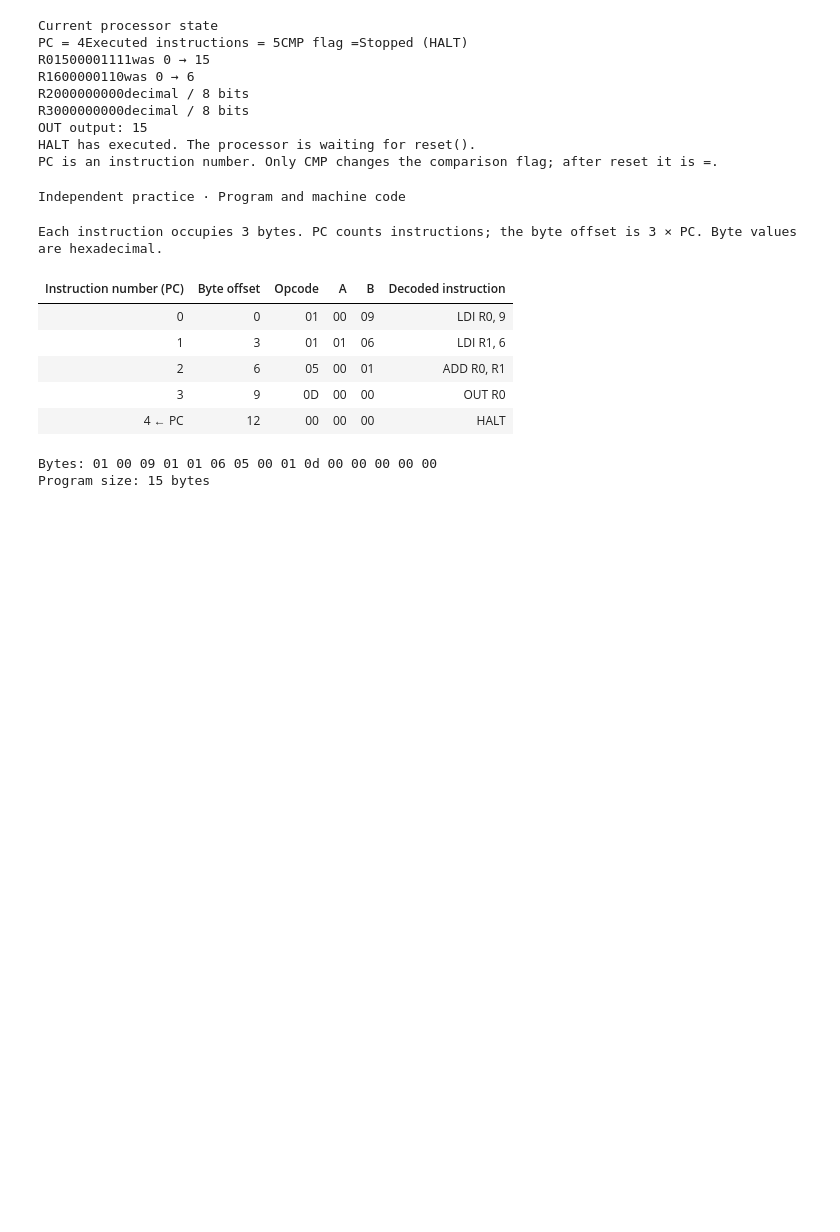
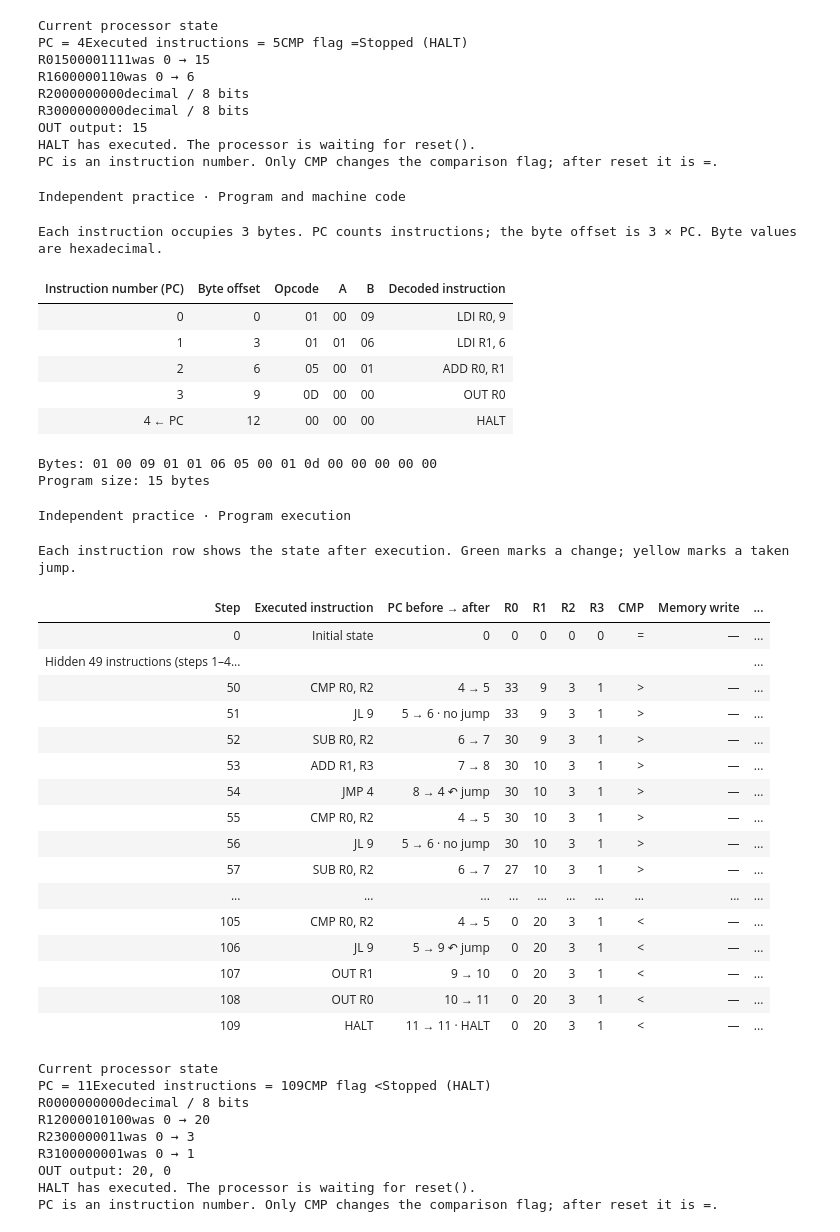
Before and after one commit to Fin-Murphy/IPL, a Jupyter notebook: mini8/01_practice_murphy.ipynb, the cells around one changed output. Saved outputs shown, nothing was run; the diff lists cells and outputs as text; code cells hidden in the pictures; blank space fills up the shorter version.

```diff
--- a/mini8/01_practice_murphy.ipynb
+++ b/mini8/01_practice_murphy.ipynb
@@ -700,0 +700,50 @@ Program size: 15 bytes
+# %%
+# SOURCE CODE FOR THE EXAM
+
+source = """
+    LDI R0, 60
+    LDI R1, 0
+    LDI R2, 3
+    LDI R3, 1
+    start:
+    CMP R0, R2
+    JL end
+    SUB R0, R2
+    ADD R1, R3
+    JMP start
+    end:
+    OUT R1
+    OUT R0
+    HALT
+"""
+practice_cpu = CPU(source, title="Independent practice")
+practice_cpu.run()
+# %% [output]
+Independent practice · Program execution
+Each instruction row shows the state after execution. Green marks a change; yellow marks a taken jump.
+| Step | Executed instruction | PC before → after | R0 | R1 | R2 | R3 | CMP | Memory write | ... |
+| 0 | Initial state | 0 | 0 | 0 | 0 | 0 | = | — | ... |
+| Hidden 49 instructions (steps 1–4... |  |  |  |  |  |  |  |  | ... |
+| 50 | CMP R0, R2 | 4 → 5 | 33 | 9 | 3 | 1 | > | — | ... |
+| 51 | JL 9 | 5 → 6 · no jump | 33 | 9 | 3 | 1 | > | — | ... |
+| 52 | SUB R0, R2 | 6 → 7 | 30 | 9 | 3 | 1 | > | — | ... |
+| 53 | ADD R1, R3 | 7 → 8 | 30 | 10 | 3 | 1 | > | — | ... |
+| 54 | JMP 4 | 8 → 4 ↶ jump | 30 | 10 | 3 | 1 | > | — | ... |
+| 55 | CMP R0, R2 | 4 → 5 | 30 | 10 | 3 | 1 | > | — | ... |
+| 56 | JL 9 | 5 → 6 · no jump | 30 | 10 | 3 | 1 | > | — | ... |
+| 57 | SUB R0, R2 | 6 → 7 | 27 | 10 | 3 | 1 | > | — | ... |
+| ... | ... | ... | ... | ... | ... | ... | ... | ... | ... |
+| 105 | CMP R0, R2 | 4 → 5 | 0 | 20 | 3 | 1 | < | — | ... |
+| 106 | JL 9 | 5 → 9 ↶ jump | 0 | 20 | 3 | 1 | < | — | ... |
+| 107 | OUT R1 | 9 → 10 | 0 | 20 | 3 | 1 | < | — | ... |
+| 108 | OUT R0 | 10 → 11 | 0 | 20 | 3 | 1 | < | — | ... |
+| 109 | HALT | 11 → 11 · HALT | 0 | 20 | 3 | 1 | < | — | ... |
+Current processor state
+PC = 11Executed instructions = 109CMP flag <Stopped (HALT)
+R0000000000decimal / 8 bits
+R12000010100was 0 → 20
+R2300000011was 0 → 3
+R3100000001was 0 → 1
+OUT output: 20, 0
+HALT has executed. The processor is waiting for reset().
+PC is an instruction number. Only CMP changes the comparison flag; after reset it is =.
```
Also changed, not shown: parts of 3 cells of this notebook, 38 other files.
